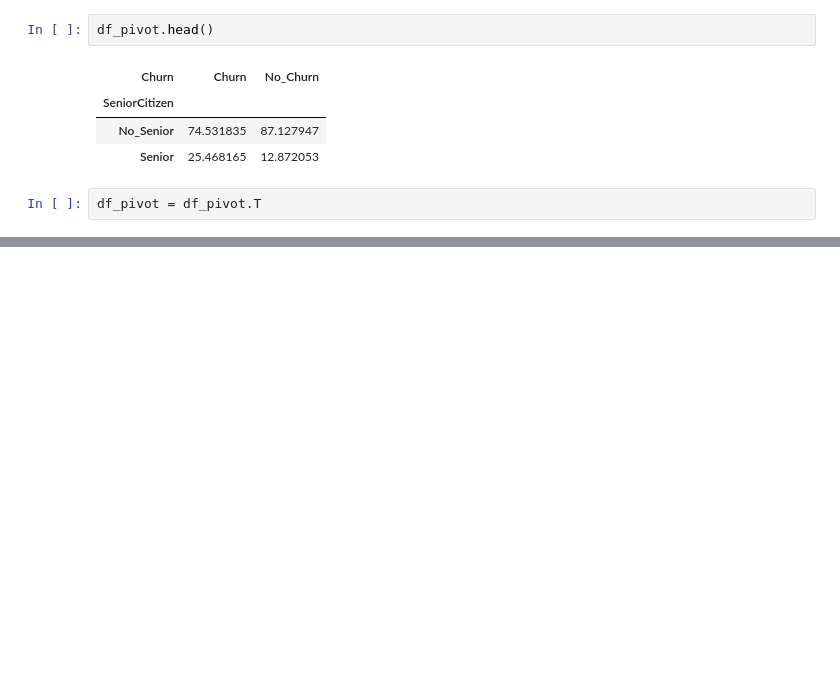
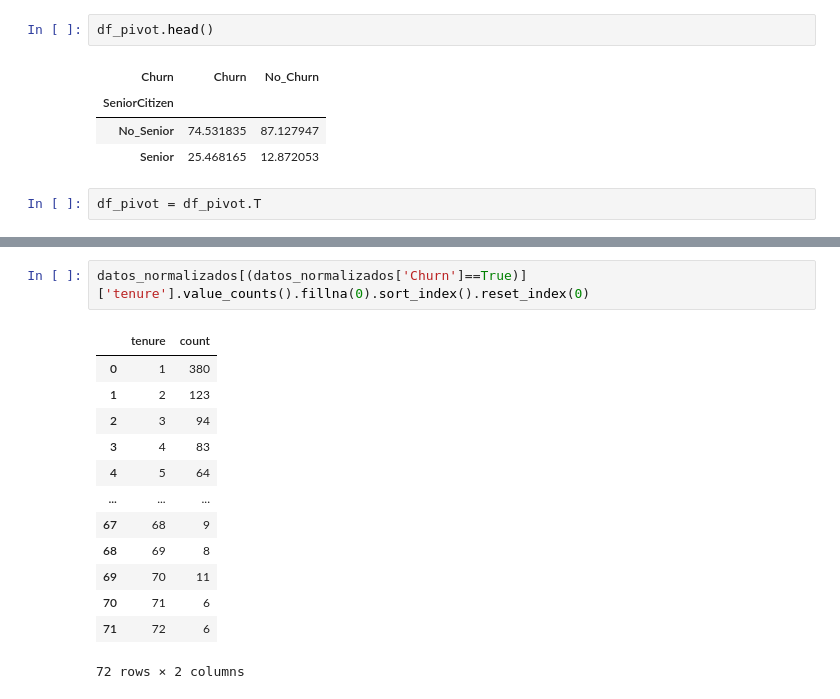
Before and after one commit to MiguelFigueroa02/Challenge_Telecom_X_Evasion_Clientes, a Jupyter notebook: telecomx_latam.ipynb, the cells around one changed output, grey strips where cells are left out. Saved outputs shown, nothing was run; the diff lists cells and outputs as text; blank space fills up the shorter version.

```diff
--- a/telecomx_latam.ipynb
+++ b/telecomx_latam.ipynb
@@ -957 +958,17 @@ datos_normalizados['tenure'].value_counts().reset_index().sort_index()
 73 rows × 2 columns
+# %%
+datos_normalizados[(datos_normalizados['Churn']==True)]['tenure'].value_counts().fillna(0).sort_index().reset_index(0)
+# %% [output]
+|  | tenure | count |
+| 0 | 1 | 380 |
+| 1 | 2 | 123 |
+| 2 | 3 | 94 |
+| 3 | 4 | 83 |
+| 4 | 5 | 64 |
+| ... | ... | ... |
+| 67 | 68 | 9 |
+| 68 | 69 | 8 |
+| 69 | 70 | 11 |
+| 70 | 71 | 6 |
+| 71 | 72 | 6 |
+72 rows × 2 columns
```
Also changed, not shown: parts of 1 cell of this notebook.
